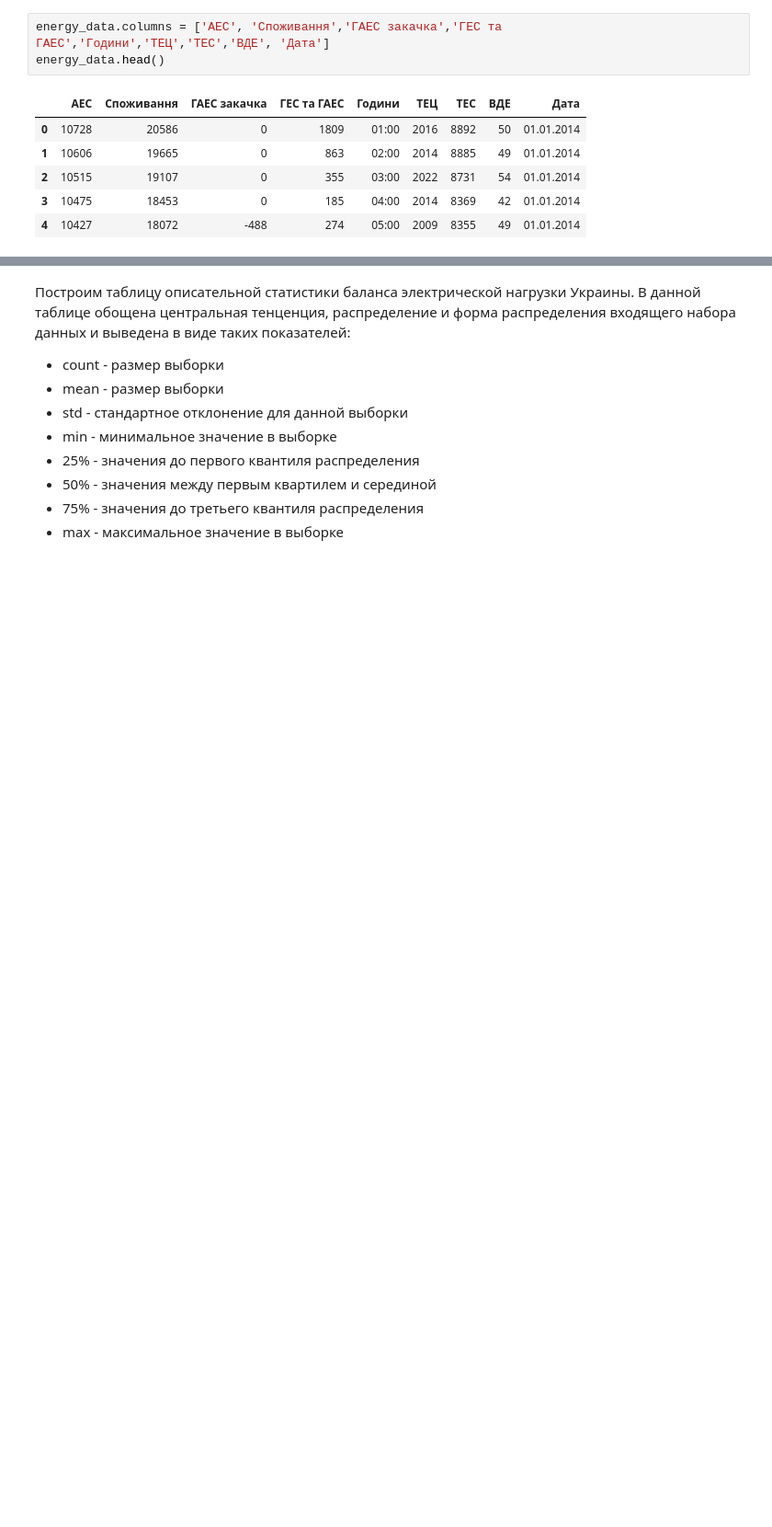
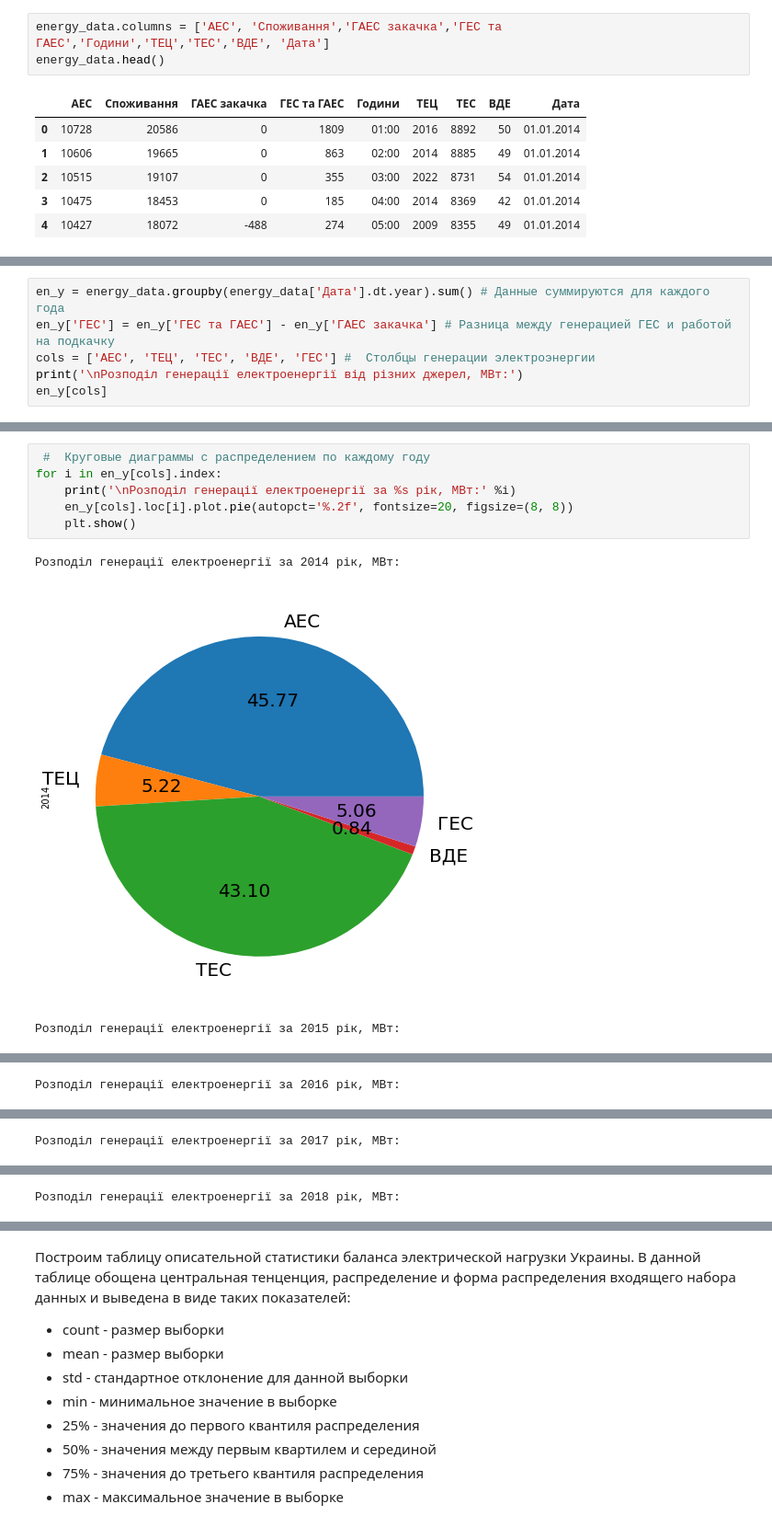
Before and after one commit to adaniky/Python_For_Data_Science, a Jupyter notebook: Energy_Consumption/Energy_Consumption_Time_Series.ipynb, the cells around one changed output, grey strips where cells are left out. Shown at 92% size. Drawn from its saved outputs; the diff is of its cells as text; blank space fills up the shorter version.

```diff
--- a/Energy_Consumption/Energy_Consumption_Time_Series.ipynb
+++ b/Energy_Consumption/Energy_Consumption_Time_Series.ipynb
@@ -155,0 +143,6 @@ memory usage: 3.4+ MB
+# %%
+en_y = energy_data.groupby(energy_data['Дата'].dt.year).sum() # Данные суммируются для каждого года
+en_y['ГЕС'] = en_y['ГЕС та ГАЕС'] - en_y['ГАЕС закачка'] # Разница между генерацией ГЕС и работой на подкачку
+cols = ['АЕС', 'ТЕЦ', 'ТЕС', 'ВДЕ', 'ГЕС'] #  Столбцы генерации электроэнергии
+print('\nРозподіл генерації електроенергії від різних джерел, МВт:')
+en_y[cols]
@@ -155,0 +158,10 @@ memory usage: 3.4+ MB
+# %%
+ #  Круговые диаграммы с распределением по каждому году
+for i in en_y[cols].index:
+    print('\nРозподіл генерації електроенергії за %s рік, МВт:' %i)
+    en_y[cols].loc[i].plot.pie(autopct='%.2f', fontsize=20, figsize=(8, 8))
+    plt.show()
+# %% [output]
+Розподіл генерації електроенергії за 2014 рік, МВт:
+[figure, added]
+Розподіл генерації електроенергії за 2015 рік, МВт:
@@ -155,0 +169 @@ memory usage: 3.4+ MB
+Розподіл генерації електроенергії за 2016 рік, МВт:
@@ -155,0 +171 @@ memory usage: 3.4+ MB
+Розподіл генерації електроенергії за 2017 рік, МВт:
@@ -155,0 +173 @@ memory usage: 3.4+ MB
+Розподіл генерації електроенергії за 2018 рік, МВт:
```
Also changed, not shown: parts of 25 cells of this notebook, 1 other file.
